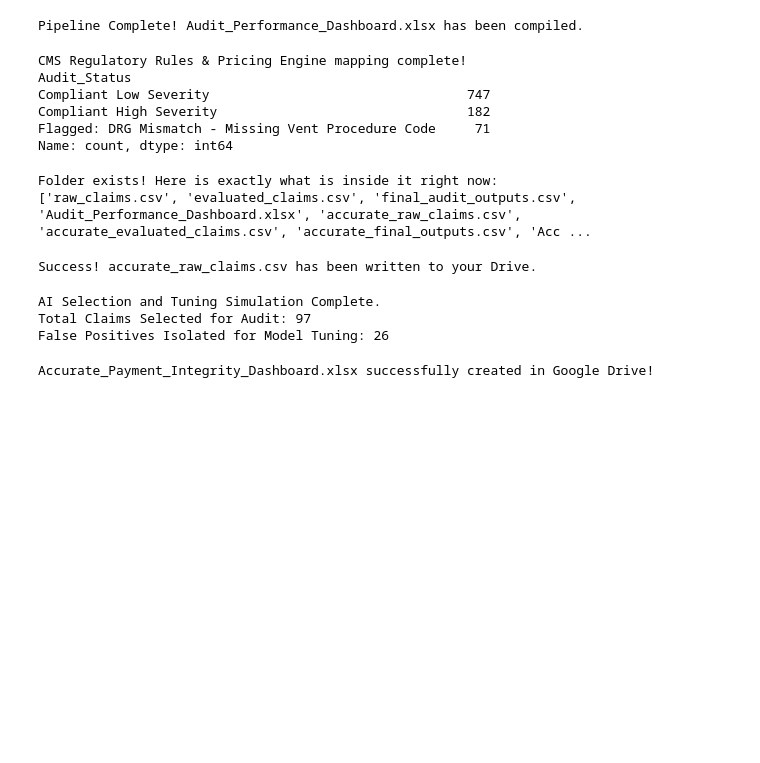
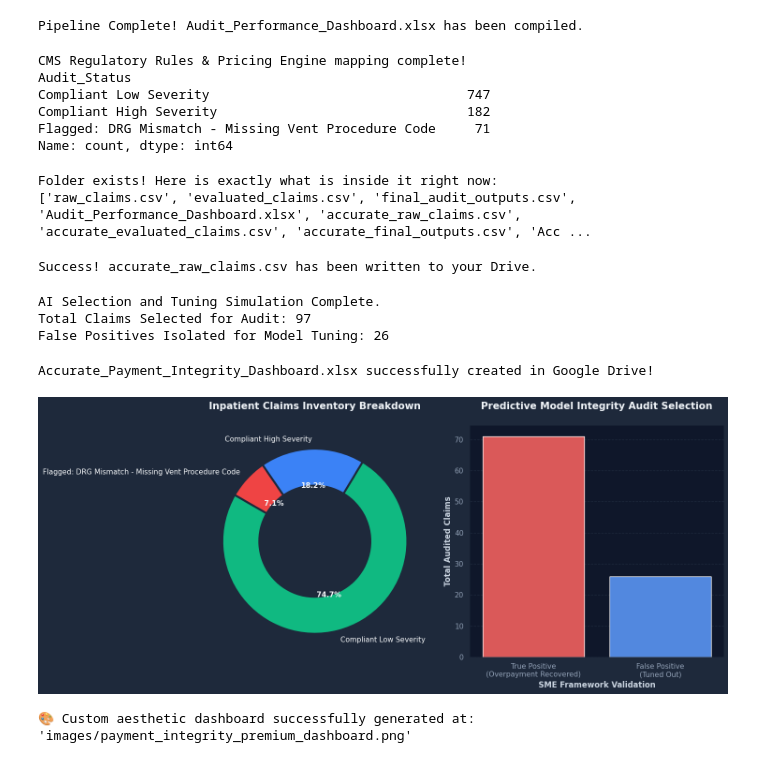
Before and after one commit to Rahulreddyputta/healthcare-payment-integrity-framework, a Jupyter notebook: Payment_Integrity_Pipeline.ipynb, the cells around one changed output. Saved outputs shown, nothing was run; the diff lists cells and outputs as text; code cells hidden in the pictures; blank space fills up the shorter version.

```diff
--- a/Payment_Integrity_Pipeline.ipynb
+++ b/Payment_Integrity_Pipeline.ipynb
@@ -409,3 +409,68 @@ with pd.ExcelWriter(excel_path, engine='openpyxl') as writer:
 print("Accurate_Payment_Integrity_Dashboard.xlsx successfully created in Google Drive!")
 # %% [output]
 Accurate_Payment_Integrity_Dashboard.xlsx successfully created in Google Drive!
+# %%
+import matplotlib.pyplot as plt
+import seaborn as sns
+
+# Apply an elegant, high-contrast aesthetic with a specialized background
+plt.rcParams['figure.facecolor'] = '#1E293B'  # Deep Slate Corporate Background
+plt.rcParams['axes.facecolor'] = '#0F172A'    # Darker Slate Panel Background
+plt.rcParams['text.color'] = '#F8FAFC'        # Off-White / Crisp Text
+plt.rcParams['axes.labelcolor'] = '#CBD5E1'   # Light Grey Axis Labels
+plt.rcParams['xtick.color'] = '#94A3B8'       # Muted Grey Ticks
+plt.rcParams['ytick.color'] = '#94A3B8'
+plt.rcParams['grid.color'] = '#334155'        # Subtle Grid Lines
+
+fig, (ax1, ax2) = plt.subplots(1, 2, figsize=(15, 6.5))
+
+# ---- GRAPH 1: Audit Status Distribution (Donut Style) ----
+status_counts = df['Audit_Status'].value_counts()
+# Elegant palette: Emerald Green, Deep Sea Blue, Coral Red
+donut_colors = ['#10B981', '#3B82F6', '#EF4444']
+
+wedges, texts, autotexts = ax1.pie(
+    status_counts,
+    labels=status_counts.index,
+    autopct='%1.1f%%',
+    startangle=150,
+    colors=donut_colors,
+    textprops=dict(color="#F8FAFC", fontsize=11),
+    wedgeprops=dict(width=0.4, edgecolor='#1E293B', linewidth=3) # Creates the clean donut cutout
+)
+# Make the percentage labels stand out
+for autotext in autotexts:
+    autotext.set_fontweight('bold')
+    autotext.set_fontsize(11)
+
+ax1.set_title("Inpatient Claims Inventory Breakdown", fontsize=15, fontweight='bold', color='#F1F5F9', pad=25)
+
+# ---- GRAPH 2: AI Risk Routing & False Positives (Clean Bar) ----
+ai_selected = df[df['Selection_Action'] == 'Audit Selected']
+fp_counts = ai_selected['Is_False_Positive'].value_counts().rename(
+    index={True: 'False Positive\n(Tuned Out)', False: 'True Positive\n(Overpayment Recovered)'}
+)
+
+# Custom palette for validating AI behavior
+bar_colors = ['#EF4444', '#3B82F6']
+sns.barplot(x=fp_counts.index, y=fp_counts.values, palette=bar_colors, ax=ax2, hue=fp_counts.index, legend=False)
+
+ax2.set_title("Predictive Model Integrity Audit Selection", fontsize=15, fontweight='bold', color='#F1F5F9', pad=25)
+ax2.set_ylabel("Total Audited Claims", fontsize=12, fontweight='semibold')
+ax2.set_xlabel("SME Framework Validation", fontsize=12, fontweight='semibold')
+ax2.grid(True, linestyle='--', alpha=0.5, axis='y')
+
+# Remove outer frame borders for a cleaner layout
+sns.despine(ax=ax2, left=True, bottom=True)
+
+# Save the polished visualization asset
+plt.tight_layout()
+os.makedirs("images", exist_ok=True)
+unique_graph_path = "images/payment_integrity_premium_dashboard.png"
+plt.savefig(unique_graph_path, dpi=300, facecolor=fig.get_facecolor(), edgecolor='none')
+plt.show()
+
+print(f"🎨 Custom aesthetic dashboard successfully generated at: '{unique_graph_path}'")
+# %% [output]
+[figure, added]
+🎨 Custom aesthetic dashboard successfully generated at: 'images/payment_integrity_premium_dashboard.png'
```
